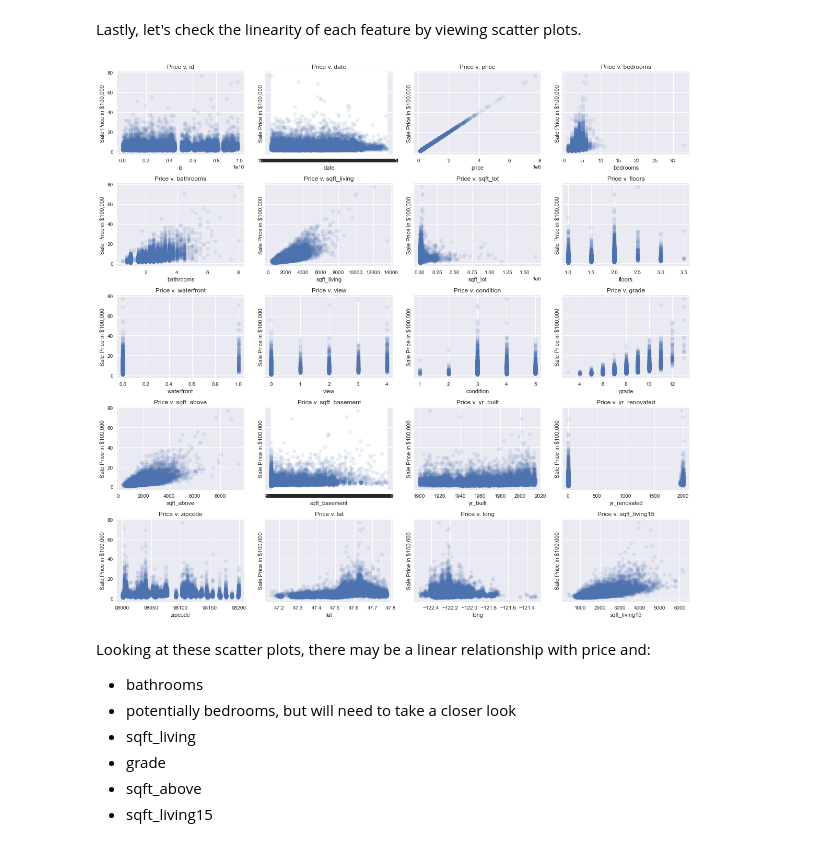
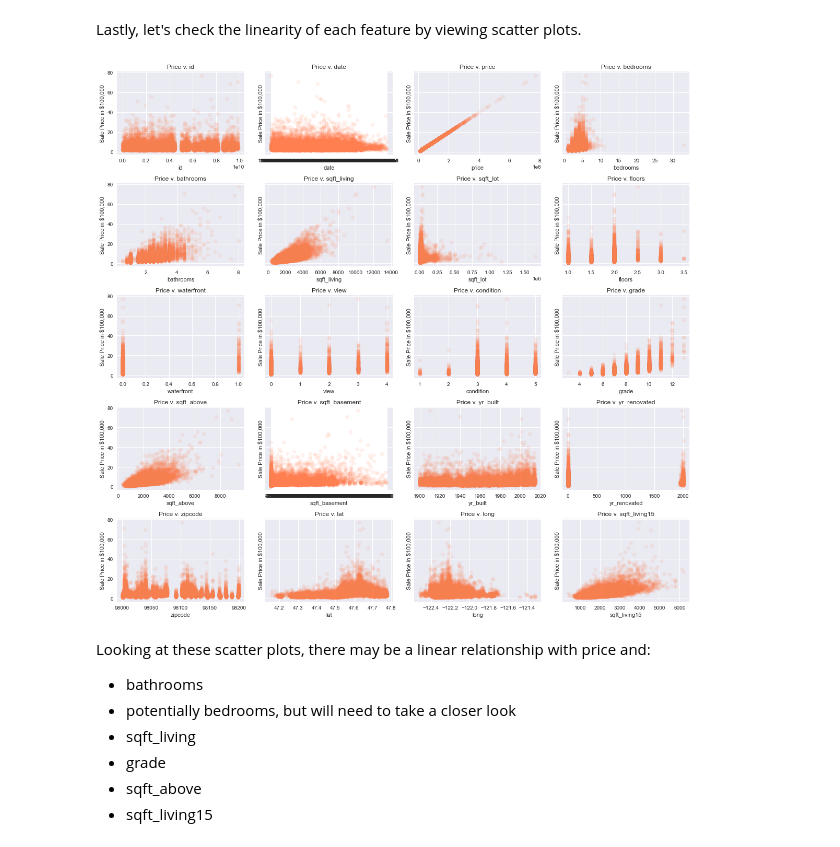
Before and after one commit to Sammyknee/dsc-phase-2-project, a Jupyter notebook: Housing Data - EDA.ipynb, the cells around one changed output. Drawn from its saved outputs; the diff is of its cells as text; code cells hidden in the pictures.

```diff
--- a/Housing Data - EDA.ipynb
+++ b/Housing Data - EDA.ipynb
@@ -97,0 +113,11 @@ sns.scatterplot(data=df, x="long", y="lat", hue="price", palette = "rocket_r");
+# %%
+sns.set_style('whitegrid')
+df_less_outliers = df[df['price']<2000000]
+price_in_thousands = (df_less_outliers.price/1000).rename("Price in $000's")
+plt.figure(figsize=(8,5))
+ax = sns.scatterplot(data=df, x="long", y="lat", hue=price_in_thousands, palette = "rocket_r", legend="brief",
+                size=price_in_thousands, sizes=(20, 200))
+ax.set_title('King County - Home Price by Location')
+ax.set_xlabel('Longitude')
+ax.set_ylabel('Latitude');
+plt.savefig("images\price_location.png")
@@ -107,0 +136,16 @@ Let's also check if any of our features are correlated with each other, which co
+# %%
+# Compute the correlation matrix
+corr = df.corr()
+
+# Generate a mask for the upper triangle
+mask = np.triu(np.ones_like(corr, dtype=bool))
+
+# Set up the matplotlib figure
+f, ax = plt.subplots(figsize=(11, 9))
+
+# Generate a custom diverging colormap
+cmap = sns.diverging_palette(20, 100, as_cmap=True)
+
+# Draw the heatmap with the mask and correct aspect ratio
+sns.heatmap(corr, mask=mask, cmap=cmap, vmax=1, center=0,
+            square=True, linewidths=.5, cbar_kws={"shrink": .5});
@@ -142,16 +189,16 @@ Lastly, let's check the linearity of each feature by viewing scatter plots.
 # %%
 # Your code here
 fig, axes = plt.subplots(nrows=5, ncols=4, figsize=(16,15), sharey=True)
 
 for ax, column in zip(axes.flatten(), df.columns):
-    ax.scatter(df[column], df['price'] / 100000, label=column, alpha=.1)
+    ax.scatter(df[column], df['price'] / 100000, label=column, alpha=.1, color='coral')
     ax.set_title(f'Price v. {column}')
     ax.set_xlabel(column)
     ax.set_ylabel('Sale Price in $100,000')
 
 fig.tight_layout()
 # %% [output]
-[figure, old version]
+[figure, new version]
 # %% [markdown]
 Looking at these scatter plots, there may be a linear relationship with price and:
  * bathrooms
```
Also changed, not shown: parts of 34 cells of this notebook.
